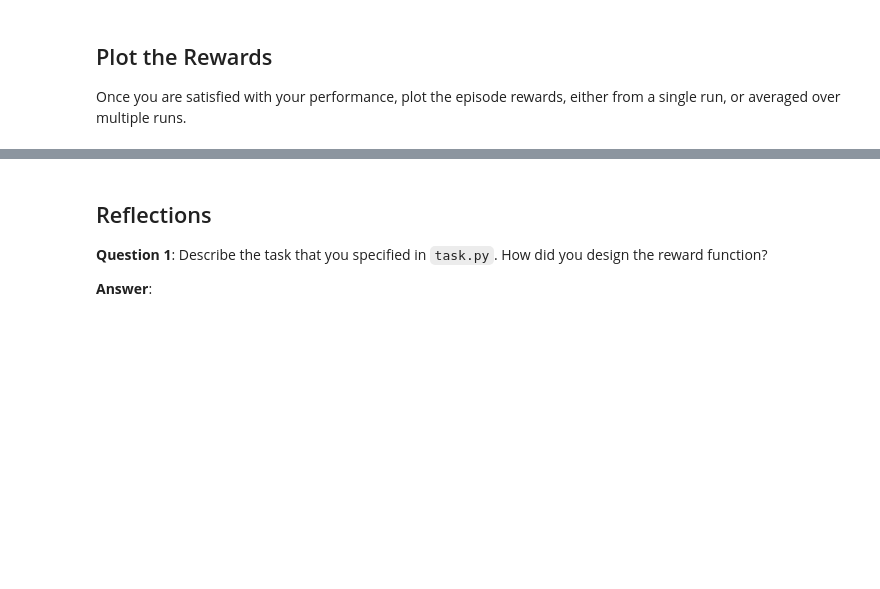
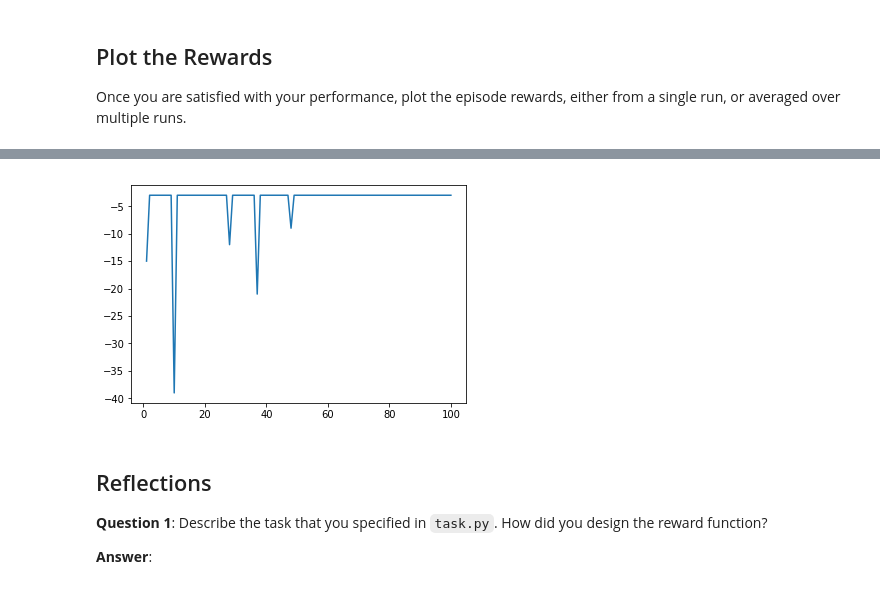
Before and after one commit to xchwan/Deep_learning_Final, a Jupyter notebook: Quadcopter_Project.ipynb, the cells around one changed output, grey strips where cells are left out. Saved outputs shown, nothing was run; the diff lists cells and outputs as text; code cells hidden in the pictures; blank space fills up the shorter version.

```diff
--- a/Quadcopter_Project.ipynb
+++ b/Quadcopter_Project.ipynb
@@ -226,18 +226,18 @@ init_velocities = np.array([0., 0., 0.])         # initial velocities
 init_angle_velocities = np.array([0., 0., 0.])   # initial angle velocities
 file_output = 'take_off_data.txt'                # file name for saved results
 
-num_episodes = 1000
-target_pos = np.array([0., 0., 10.])
+num_episodes = 100
+target_pos = np.array([0., 0., 10., 0., 0, 0.])
 task = Task(target_pos=target_pos)
 agent = DDPG(task)
 
 # Setup
 task = Task(init_pose, init_velocities, init_angle_velocities, runtime)
 agent = DDPG(task)
-labels = ['time', 'x', 'y', 'z', 'phi', 'theta', 'psi', 'x_velocity',
+labels = ['episode', 'time', 'x', 'y', 'z', 'phi', 'theta', 'psi', 'x_velocity',
           'y_velocity', 'z_velocity', 'phi_velocity', 'theta_velocity',
           'psi_velocity', 'rotor_speed1', 'rotor_speed2', 'rotor_speed3',
-          'rotor_speed4', 'total_rewards', 'reward_total']
+          'rotor_speed4', 'reward_total']
 results = {x : [] for x in labels}
 
 # Run the simulation, and save the results.
@@ -245,21 +245,25 @@ with open(file_output, 'w') as csvfile:
     writer = csv.writer(csvfile)
     writer.writerow(labels)
     reward_best = 0
-    for i_episode in range(1, num_episodes+1):
+    for i_episodes in range(1, num_episodes+1):
         state = agent.reset_episode() # start a new episode
         reward_total = 0
         while True:
             action = agent.act(state)
             next_state, reward, done = task.step(action)
             reward_total += reward
-            #is this reasonable?? how to define reward to avoid minus too much
             if reward_total > reward_best:
                 reward_best = reward_total
             state = next_state
             agent.step(action, reward, next_state, done)
             if done:
+                to_write = [i_episodes] + [task.sim.time] + list(task.sim.pose) \
+                + list(task.sim.v) + list(task.sim.angular_v) + list(action) + [reward_total]
+                for ii in range(len(labels)):#<---
+                    results[labels[ii]].append(to_write[ii])
+                writer.writerow(to_write)
                 print("\rEpisode = {:4d}, reward = {:7.3f} (best = {:7.3f})".format(
-                    i_episode, reward, reward_best), end="")
+                    i_episodes, reward, reward_best), end="")
                 break
         sys.stdout.flush()
 # %% [output]
@@ -273,6 +286,12 @@ Once you are satisfied with your performance, plot the episode rewards, either f
 # %%
 ## TODO: Plot the rewards.
 import matplotlib.pyplot as plt
+%matplotlib inline
+
+plt.plot(results['episode'], results['reward_total'])
+_ = plt.ylim()
+# %% [output]
+[figure, added]
 # %% [markdown]
 ## Reflections
 
```
Also changed, not shown: parts of 2 cells of this notebook.
